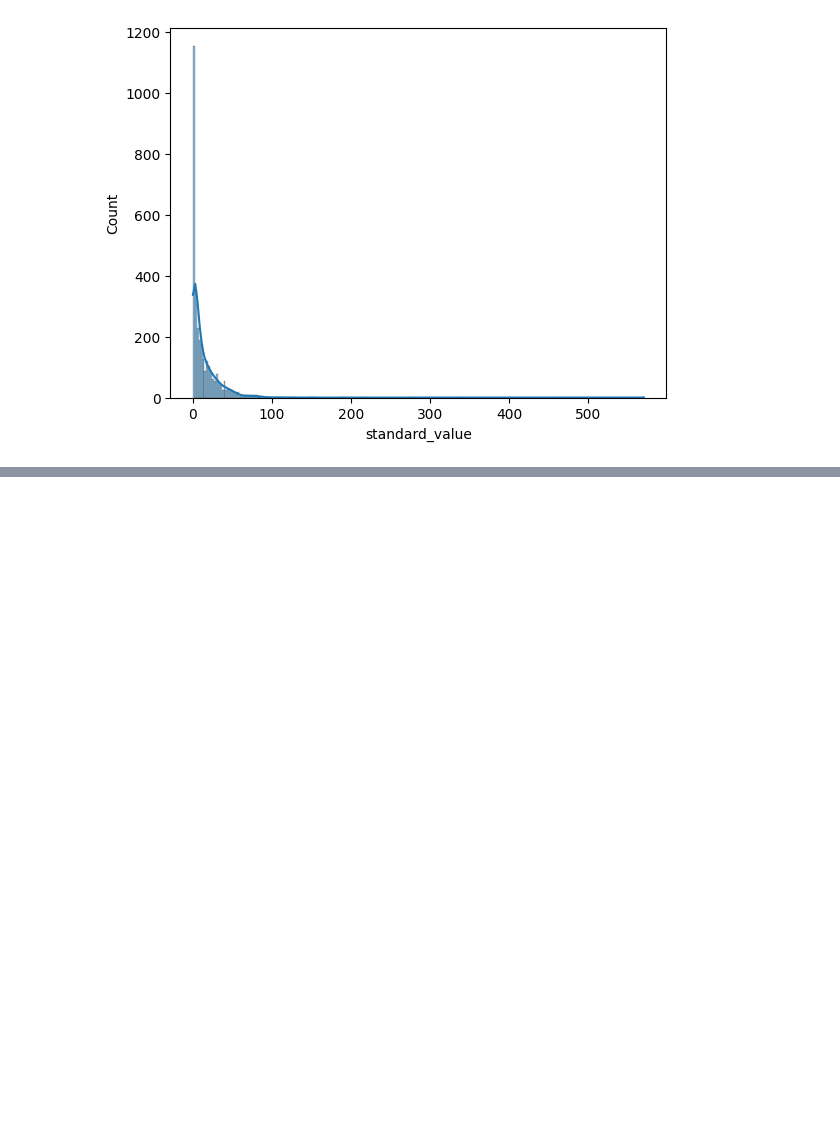
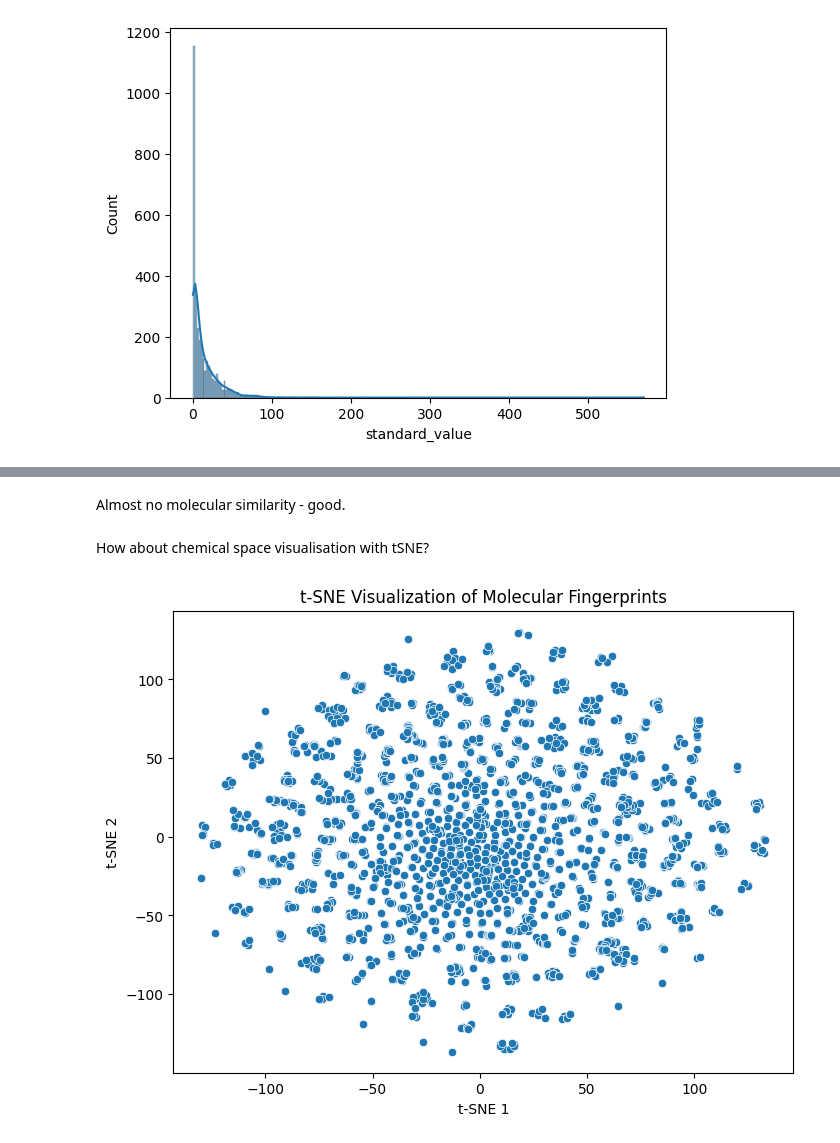
Before and after one commit to coreytaylorcompchem/comp_chem, a Jupyter notebook: ml/adme_models/caco2/2025-09-21_retrieve_chembl_caco2.ipynb, the cells around one changed output, grey strips where cells are left out. Cells and saved outputs as stored; diff of their text form; code cells hidden in the pictures; blank space fills up the shorter version.

```diff
--- a/ml/adme_models/caco2/2025-09-21_retrieve_chembl_caco2.ipynb
+++ b/ml/adme_models/caco2/2025-09-21_retrieve_chembl_caco2.ipynb
@@ -317,0 +380,30 @@ sns.histplot(data=filtered_df, x="standard_value", kde=True)
+# %% [markdown]
+Almost no molecular similarity - good.
+# %% [markdown]
+How about chemical space visualisation with tSNE?
+# %%
+from sklearn.manifold import TSNE
+import pandas as pd
+
+# Use the same fingerprints from above, convert them to numpy arrays
+def fp_to_array(fp):
+    arr = np.zeros((1,), dtype=np.uint8)
+    DataStructs.ConvertToNumpyArray(fp, arr)
+    return arr
+
+fp_arrays = np.array([fp_to_array(fp) for fp in fps])
+
+# Run t-SNE to reduce fingerprint dimensionality to 2D
+tsne = TSNE(n_components=2, random_state=42, perplexity=5)
+fp_tsne = tsne.fit_transform(fp_arrays)
+
+# Plot t-SNE embedding
+plt.figure(figsize=(8,6))
+sns.scatterplot(x=fp_tsne[:,0], y=fp_tsne[:,1])
+plt.title("t-SNE Visualization of Molecular Fingerprints")
+plt.xlabel("t-SNE 1")
+plt.ylabel("t-SNE 2")
+plt.savefig('_images/cluster_molecule_tsne.png')
+plt.show()
+# %% [output]
+[figure, added]
```
Also changed, not shown: parts of 9 cells of this notebook, 20 other files.
